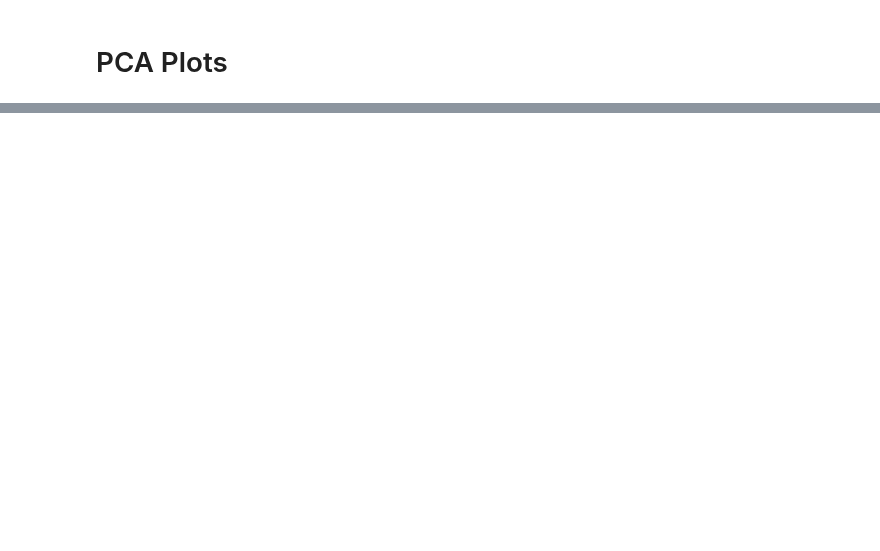
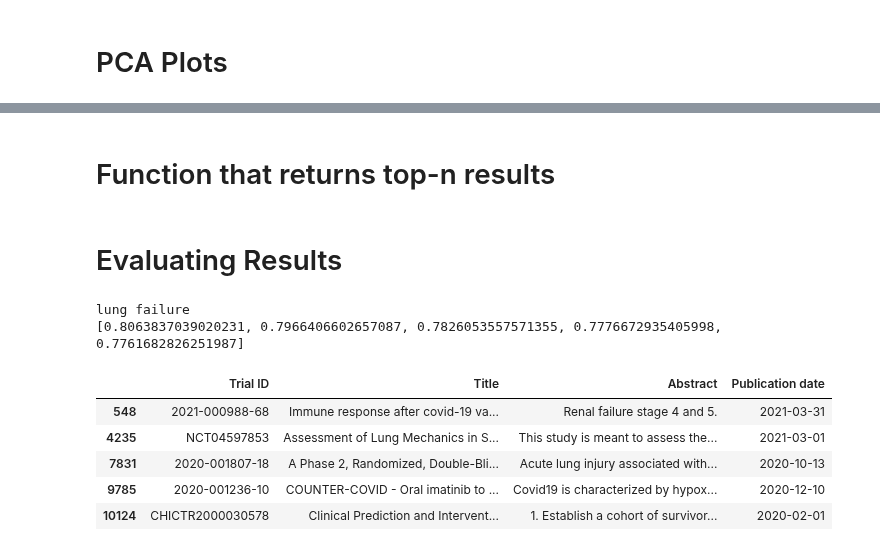
Before and after one commit to Uzmamushtaque/Projects-in-Machine-Learning-and-AI, a Jupyter notebook: HealthcareData.ipynb, the cells around one changed output, grey strips where cells are left out. Drawn from its saved outputs; the diff is of its cells as text; code cells hidden in the pictures; blank space fills up the shorter version.

```diff
--- a/HealthcareData.ipynb
+++ b/HealthcareData.ipynb
@@ -337,0 +433,54 @@ pyplot.show()
+# %% [markdown]
+# Function that returns top-n results
+# %%
+pd.set_option("display.max_colwidth", -1)       #this function will display full text from each column
+# %%
+#query - input query
+# p - average vectors for all abs
+#df1 - original
+
+def top_n(query,p,df1,model):
+    print(query)
+
+    query=preprocessing_input(query,model)    #preprocessing input to list of vectors
+
+    x=[]
+    #Converting cosine similarities of overall data set with input queries into LIST
+    for i in range(len(p)):
+        x.append(cos_sim(query,p[i]))
+
+
+ #store list in tmp to retrieve index
+    tmp=list(x)
+
+ #sort list so that largest elements are on the far right
+
+    res = sorted(range(len(x)), key = lambda sub: x[sub])[-5:]
+    sim=[tmp[i] for i in reversed(res)]
+    print(sim)
+ #get index of the 10 or n largest element
+    L=[]
+    for i in reversed(res):
+
+        L.append(i)
+    return df1.iloc[L, [1,2,5,6]],sim     #returning dataframe (only id,title,abstract ,publication date)
+# %% [markdown]
+# Evaluating Results
+# %%
+# skipgram model
+
+#Input your search query here
+
+Query = "lung failure"
+
+Results,sim = top_n(Query,skipgram_vectors,df1,skipgram)
+Results
+# %% [output]
+lung failure
+[0.8063837039020231, 0.7966406602657087, 0.7826053557571355, 0.7776672935405998, 0.7761682826251987]
+|  | Trial ID | Title | Abstract | Publication date |
+| 548 | 2021-000988-68 | Immune response after covid-19 va... | Renal failure stage 4 and 5. | 2021-03-31 |
+| 4235 | NCT04597853 | Assessment of Lung Mechanics in S... | This study is meant to assess the... | 2021-03-01 |
+| 7831 | 2020-001807-18 | A Phase 2, Randomized, Double-Bli... | Acute lung injury associated with... | 2020-10-13 |
+| 9785 | 2020-001236-10 | COUNTER-COVID - Oral imatinib to ... | Covid19 is characterized by hypox... | 2020-12-10 |
+| 10124 | CHICTR2000030578 | Clinical Prediction and Intervent... | 1. Establish a cohort of survivor... | 2020-02-01 |
```
Also changed, not shown: parts of 26 cells of this notebook.
